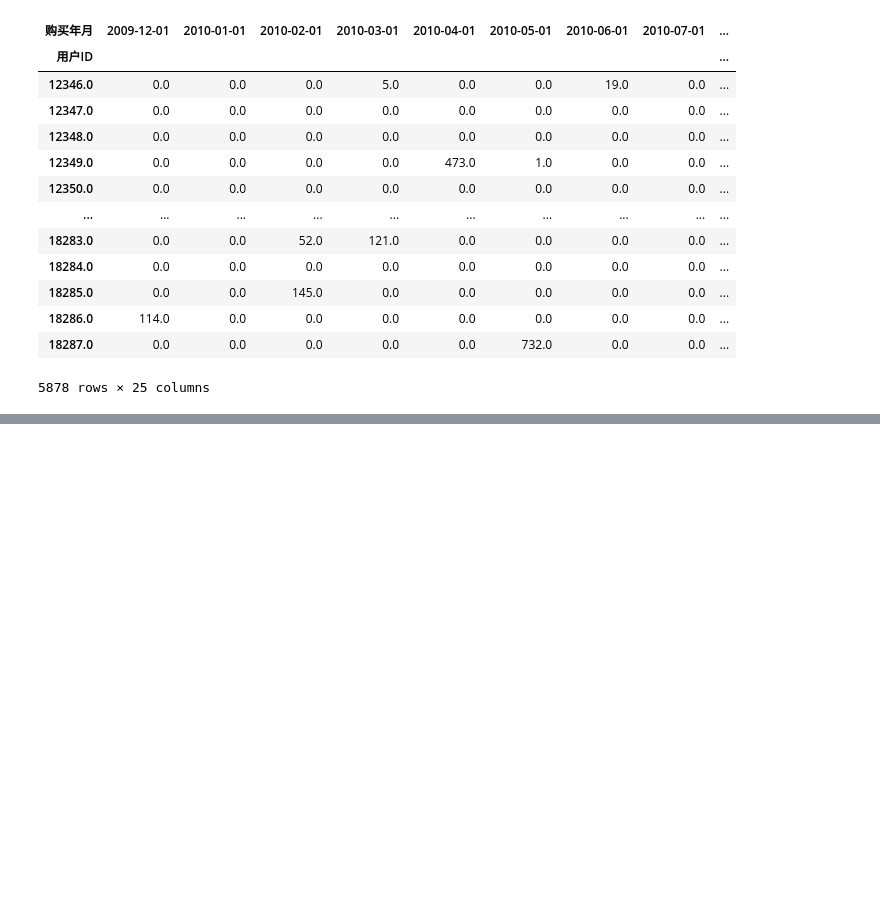
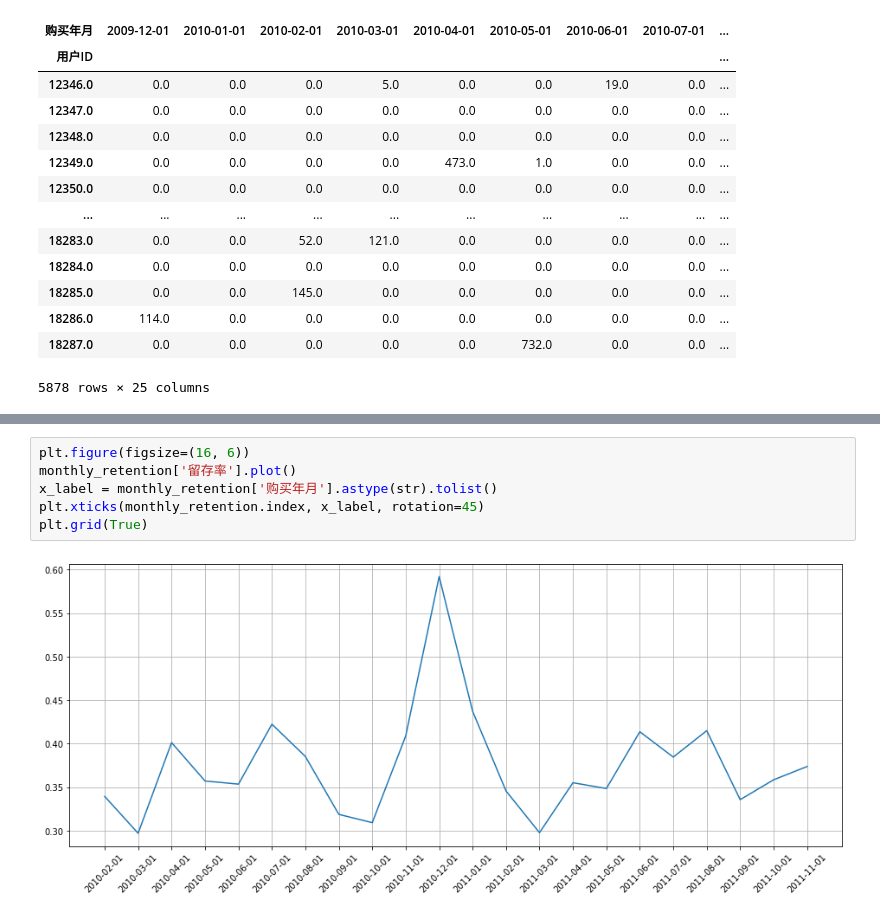
Before and after one commit to JohnChow96927/python-bigdata, a Jupyter notebook: Pandas/day6_220125_常见业务指标计算案例/01-常见业务指标运算.ipynb, the cells around one changed output, grey strips where cells are left out. Drawn from its saved outputs; the diff is of its cells as text; blank space fills up the shorter version.

```diff
--- a/Pandas/day6_220125_常见业务指标计算案例/01-常见业务指标运算.ipynb
+++ b/Pandas/day6_220125_常见业务指标计算案例/01-常见业务指标运算.ipynb
@@ -652,0 +677,8 @@ monthly_retention
+# %%
+plt.figure(figsize=(16, 6))
+monthly_retention['留存率'].plot()
+x_label = monthly_retention['购买年月'].astype(str).tolist()
+plt.xticks(monthly_retention.index, x_label, rotation=45)
+plt.grid(True)
+# %% [output]
+[figure, added]
```
Also changed, not shown: parts of 40 cells of this notebook.
